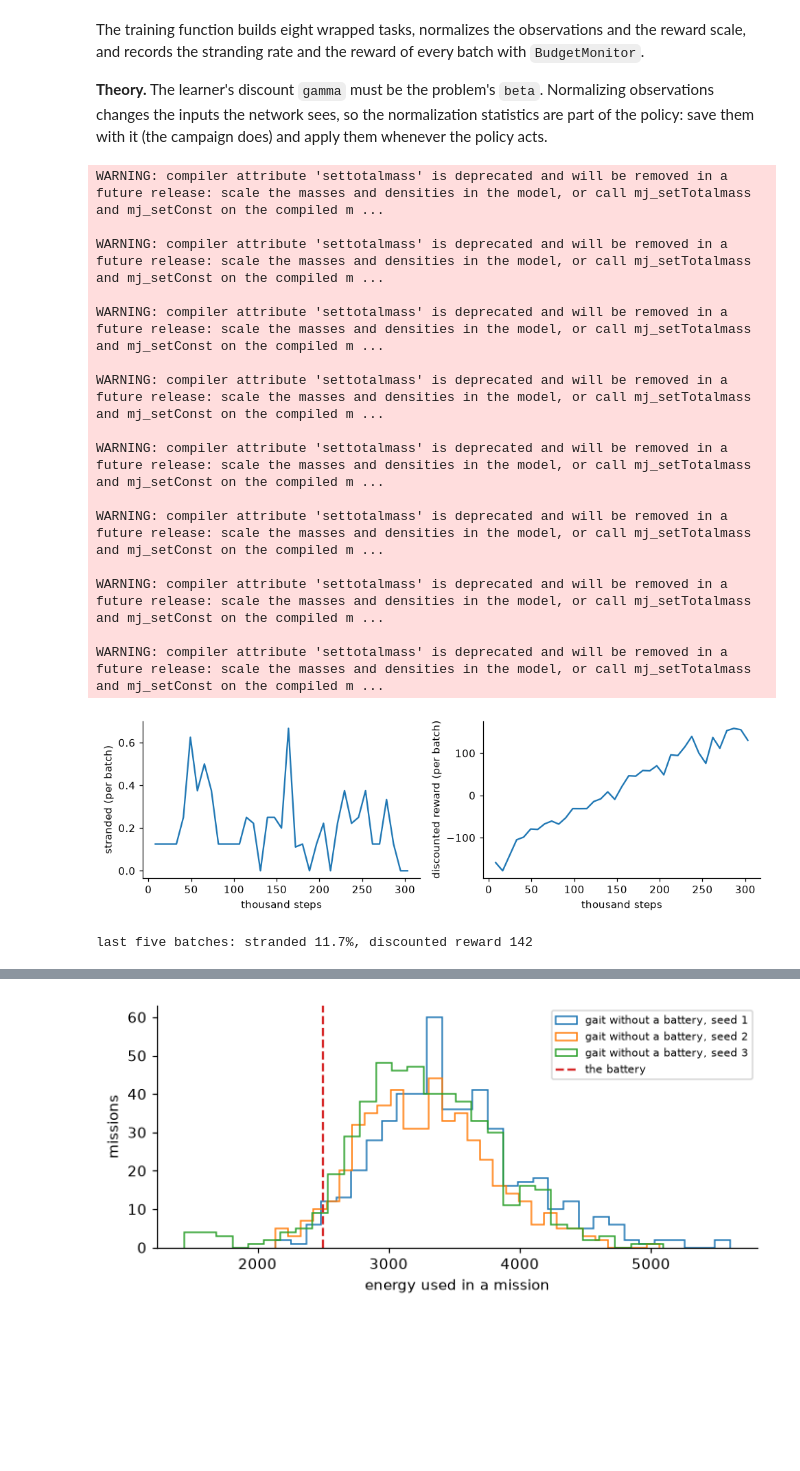
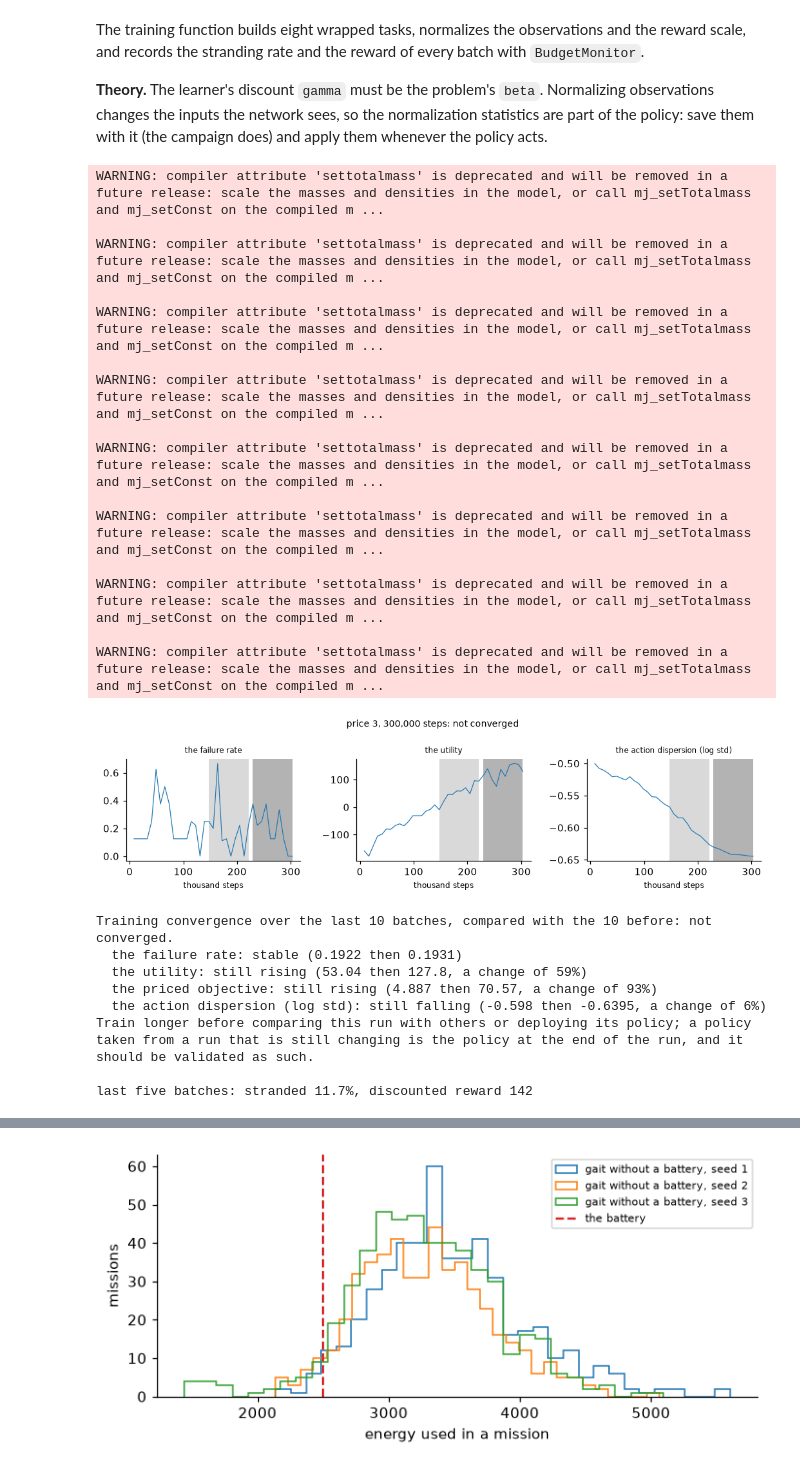
Before and after one commit to pma-papers/barrierpg, a Jupyter notebook: notebooks/03_robot_battery.ipynb, the cells around one changed output, grey strips where cells are left out. Drawn from its saved outputs; the diff is of its cells as text; code cells hidden in the pictures; blank space fills up the shorter version.

```diff
--- a/notebooks/03_robot_battery.ipynb
+++ b/notebooks/03_robot_battery.ipynb
@@ -142,40 +142,43 @@ PPO_SETTINGS = dict(n_steps=1024, batch_size=256, n_epochs=10, learning_rate=lam
 
 def train(stage, steps, seed=1, **env_options):
     venv = DummyVecEnv([lambda: make_env(stage, **env_options) for _ in range(8)])
     venv.seed(seed)
     venv = VecNormalize(venv, norm_obs=True, norm_reward=True, clip_obs=1e3, clip_reward=1e9, gamma=spec.beta)
     model = PPO("MlpPolicy", venv, seed=seed, **PPO_SETTINGS)
     monitor = BudgetMonitor(spec.beta, stage.m, horizon=spec.horizon)
     model.learn(steps, callback=[monitor])
     return model, venv, monitor
 
 
 model, venv, monitor = train(stage, 300_000)
-fig, ax = plt.subplots(1, 2, figsize=(9, 2.8))
-steps = [t["steps"] / 1e3 for t in monitor.trace]
-ax[0].plot(steps, [t["failure_rate"] for t in monitor.trace]); ax[0].set_ylabel("stranded (per batch)")
-ax[1].plot(steps, [t["U"] for t in monitor.trace]); ax[1].set_ylabel("discounted reward (per batch)")
-for x in ax: x.set_xlabel("thousand steps")
-plt.tight_layout(); plt.show()
+monitor.plot(title="price 3, 300,000 steps"); plt.show()
+print(monitor.convergence().explain())
 last = monitor.trace[-5:]
-print(f"last five batches: stranded {np.mean([t['failure_rate'] for t in last]):.1%}, "
+print(f"\nlast five batches: stranded {np.mean([t['failure_rate'] for t in last]):.1%}, "
       f"discounted reward {np.mean([t['U'] for t in last]):.0f}")
 # %% [output]
 WARNING: compiler attribute 'settotalmass' is deprecated and will be removed in a future release: scale the masses and densities in the model, or call mj_setTotalmass and mj_setConst on the compiled m ...
 
 WARNING: compiler attribute 'settotalmass' is deprecated and will be removed in a future release: scale the masses and densities in the model, or call mj_setTotalmass and mj_setConst on the compiled m ...
 
 WARNING: compiler attribute 'settotalmass' is deprecated and will be removed in a future release: scale the masses and densities in the model, or call mj_setTotalmass and mj_setConst on the compiled m ...
 
 WARNING: compiler attribute 'settotalmass' is deprecated and will be removed in a future release: scale the masses and densities in the model, or call mj_setTotalmass and mj_setConst on the compiled m ...
 
 WARNING: compiler attribute 'settotalmass' is deprecated and will be removed in a future release: scale the masses and densities in the model, or call mj_setTotalmass and mj_setConst on the compiled m ...
 
 WARNING: compiler attribute 'settotalmass' is deprecated and will be removed in a future release: scale the masses and densities in the model, or call mj_setTotalmass and mj_setConst on the compiled m ...
 
 WARNING: compiler attribute 'settotalmass' is deprecated and will be removed in a future release: scale the masses and densities in the model, or call mj_setTotalmass and mj_setConst on the compiled m ...
 
 WARNING: compiler attribute 'settotalmass' is deprecated and will be removed in a future release: scale the masses and densities in the model, or call mj_setTotalmass and mj_setConst on the compiled m ...
-[figure, old version]
+[figure, new version]
+Training convergence over the last 10 batches, compared with the 10 before: not converged.
+  the failure rate: stable (0.1922 then 0.1931)
+  the utility: still rising (53.04 then 127.8, a change of 59%)
+  the priced objective: still rising (4.887 then 70.57, a change of 93%)
+  the action dispersion (log std): still falling (-0.598 then -0.6395, a change of 6%)
+Train longer before comparing this run with others or deploying its policy; a policy taken from a run that is still changing is the policy at the end of the run, and it should be validated as such.
+
 last five batches: stranded 11.7%, discounted reward 142
 # %% [markdown]
```
Also changed, not shown: parts of 4 cells of this notebook, 21 other files.
